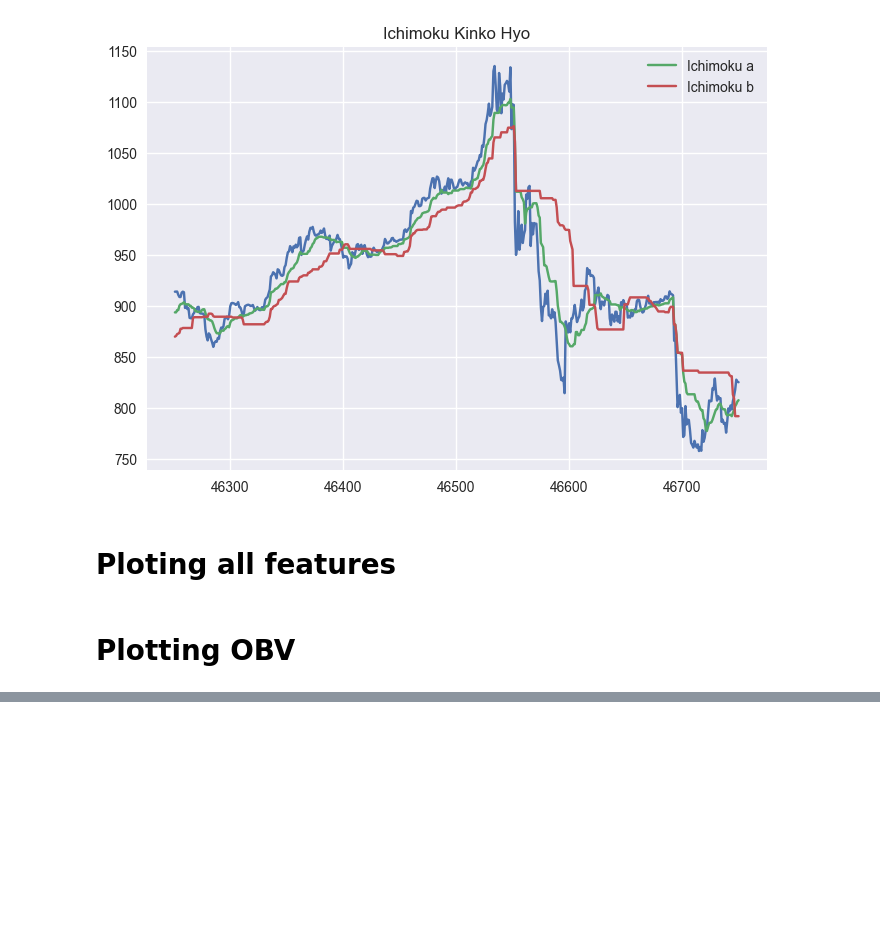
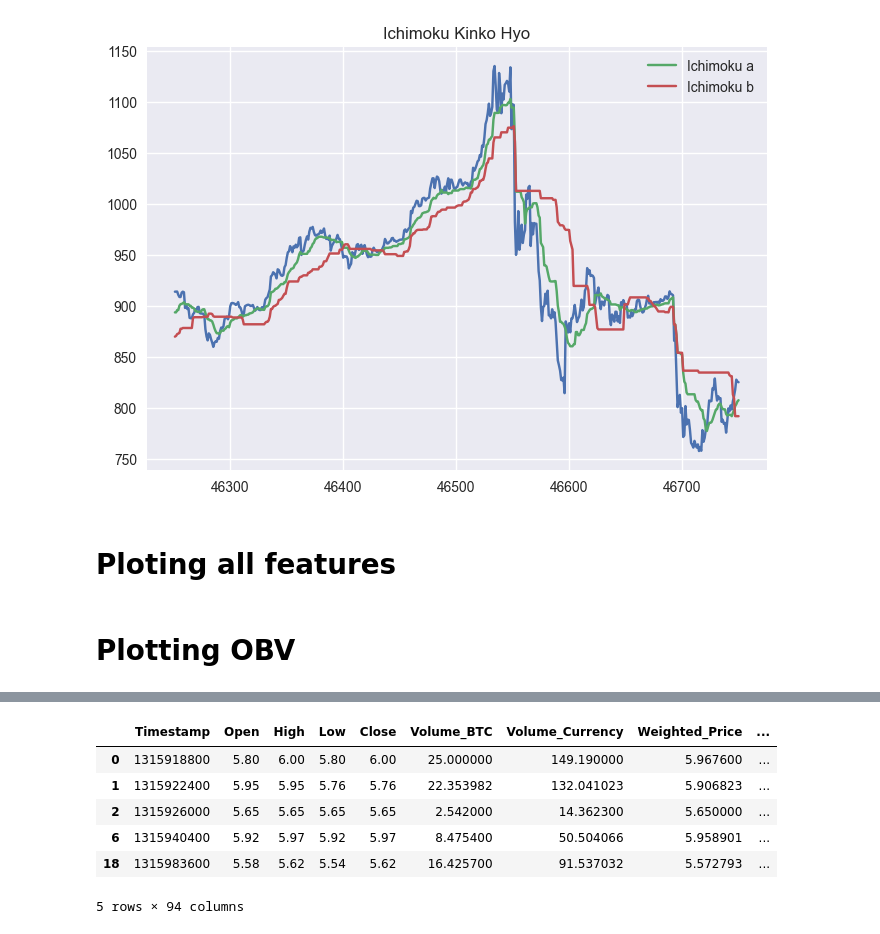
Before and after one commit to ssundardev/ssdev-ta, a Jupyter notebook: ssdev/visualize_features_1.ipynb, the cells around one changed output, grey strips where cells are left out. Cells and saved outputs as stored; diff of their text form; code cells hidden in the pictures; blank space fills up the shorter version.

```diff
--- a/ssdev/visualize_features_1.ipynb
+++ b/ssdev/visualize_features_1.ipynb
@@ -142,0 +146,10 @@ plt.show()
+# %%
+df.head()
+# %% [output]
+|  | Timestamp | Open | High | Low | Close | Volume_BTC | Volume_Currency | Weighted_Price | ... |
+| 0 | 1315918800 | 5.80 | 6.00 | 5.80 | 6.00 | 25.000000 | 149.190000 | 5.967600 | ... |
+| 1 | 1315922400 | 5.95 | 5.95 | 5.76 | 5.76 | 22.353982 | 132.041023 | 5.906823 | ... |
+| 2 | 1315926000 | 5.65 | 5.65 | 5.65 | 5.65 | 2.542000 | 14.362300 | 5.650000 | ... |
+| 6 | 1315940400 | 5.92 | 5.97 | 5.92 | 5.97 | 8.475400 | 50.504066 | 5.958901 | ... |
+| 18 | 1315983600 | 5.58 | 5.62 | 5.54 | 5.62 | 16.425700 | 91.537032 | 5.572793 | ... |
+5 rows × 94 columns
```
Also changed, not shown: parts of 4 cells of this notebook, 2 other files.
